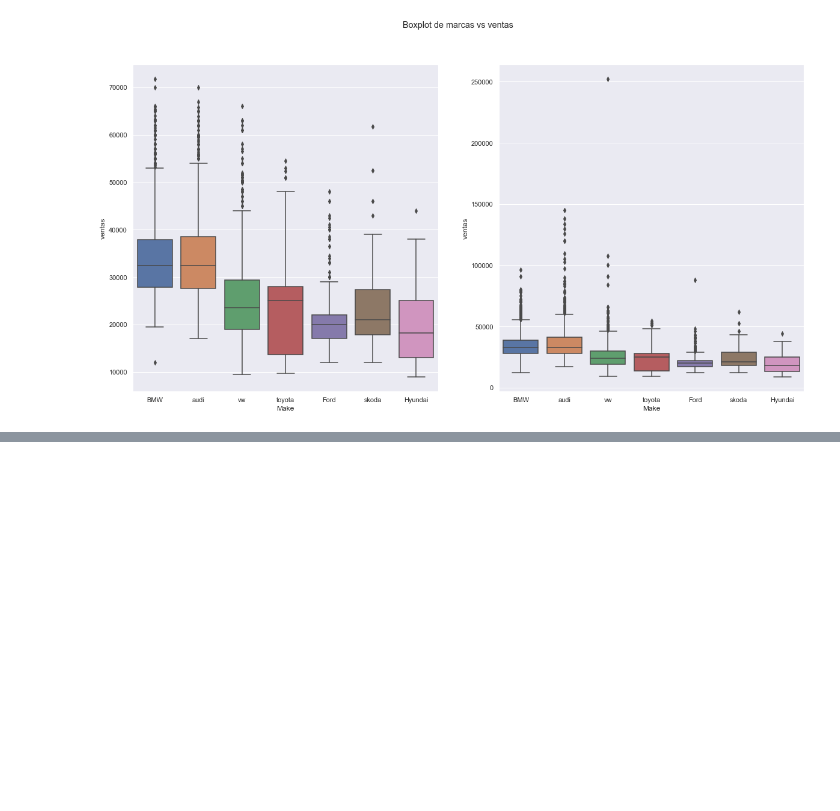
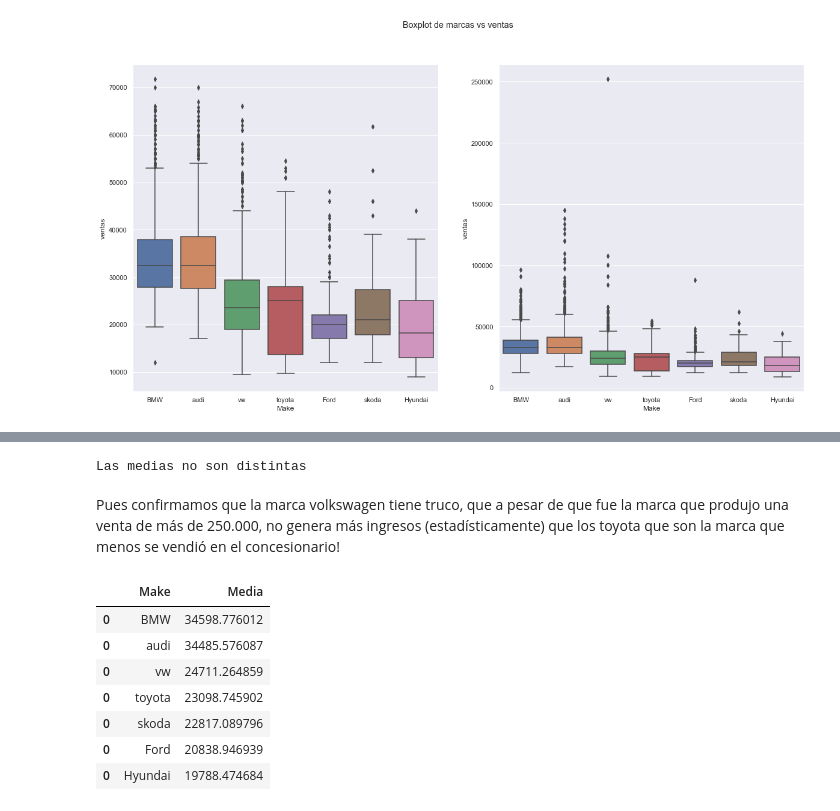
Before and after one commit to carloscabruja/EDA_Autos, a Jupyter notebook: exploratory_data_analysis.ipynb, the cells around one changed output, grey strips where cells are left out. Cells and saved outputs as stored; diff of their text form; code cells hidden in the pictures; blank space fills up the shorter version.

```diff
--- a/exploratory_data_analysis.ipynb
+++ b/exploratory_data_analysis.ipynb
@@ -304,0 +347,33 @@ plt.show()
+# %%
+# ¿Es la media de volkswagen distinta a la media de los toyota?
+vw = df[df.Make == 'vw']['ventas'].values
+toyota = df[df.Make == 'toyota']['ventas'].values
+
+    # test de hipótesis
+exp, p = stats.kruskal(vw, toyota)
+if p < 0.05:
+    print("Las medias son distintas")
+else:
+    print("Las medias no son distintas")
+# %% [output]
+Las medias no son distintas
+# %% [markdown]
+Pues confirmamos que la marca volkswagen tiene truco, que a pesar de que fue la marca que produjo una venta de más de 250.000, no genera más ingresos (estadísticamente) que los toyota que son la marca que menos se vendió en el concesionario!
+# %%
+# Tabla de medias de ventas de todas las marcas
+tabla = pd.DataFrame(columns=['Make', 'Media'])
+
+for make in df.Make.unique():
+    media = df[df.Make == make]['ventas'].mean()
+    tabla = pd.concat([tabla, pd.DataFrame({'Make': make, 'Media': media}, index=[0])])
+
+tabla.sort_values(by='Media', ascending=False)
+# %% [output]
+|  | Make | Media |
+| 0 | BMW | 34598.776012 |
+| 0 | audi | 34485.576087 |
+| 0 | vw | 24711.264859 |
+| 0 | toyota | 23098.745902 |
+| 0 | skoda | 22817.089796 |
+| 0 | Ford | 20838.946939 |
+| 0 | Hyundai | 19788.474684 |
```
Also changed, not shown: parts of 14 cells of this notebook.
